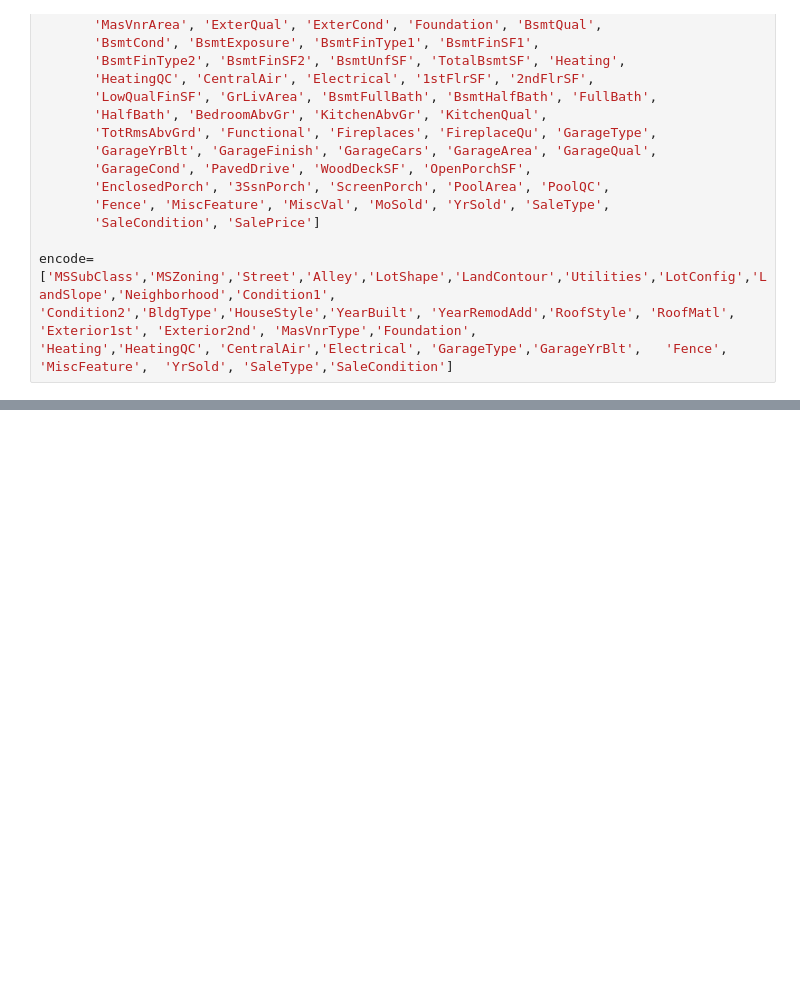
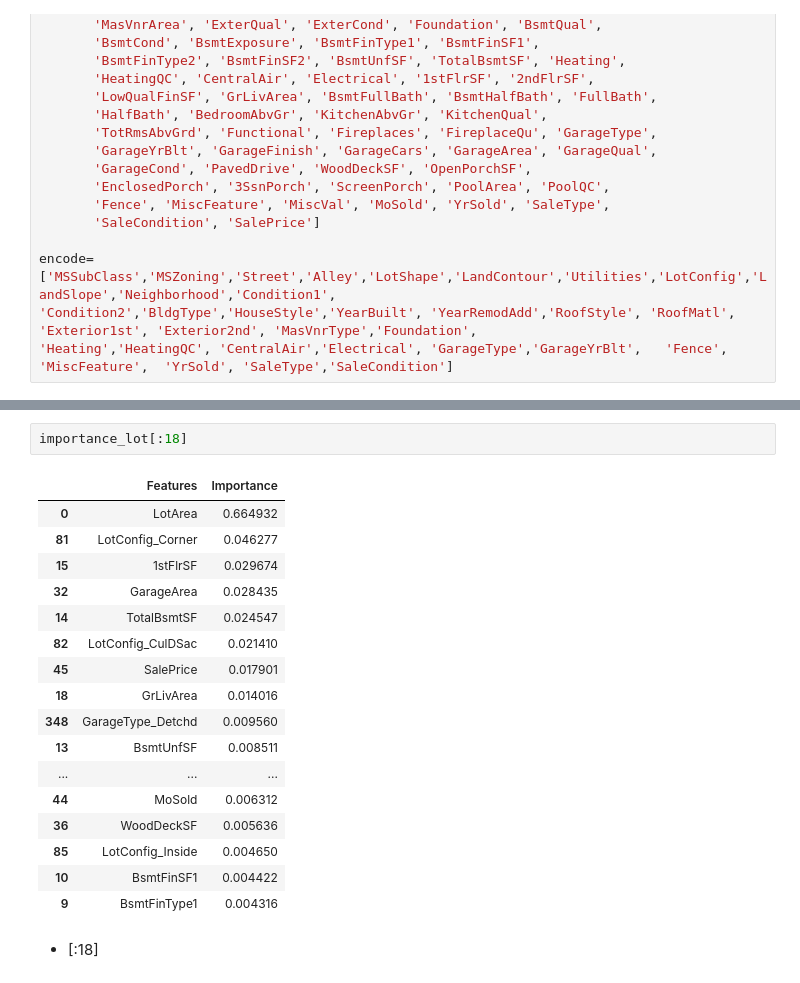
Before and after one commit to SofiaMarchesi/House-Prices_k, a Jupyter notebook: House_Prices_data_analysis.ipynb, the cells around one changed output, grey strips where cells are left out. Drawn from its saved outputs; the diff is of its cells as text; blank space fills up the shorter version.

```diff
--- a/House_Prices_data_analysis.ipynb
+++ b/House_Prices_data_analysis.ipynb
@@ -1322,0 +1343,22 @@ print('Melhor score Ridge: {}'.format(rd_cv.best_score_))
+# %%
+importance_lot[:18]
+# %% [output]
+|  | Features | Importance |
+| 0 | LotArea | 0.664932 |
+| 81 | LotConfig_Corner | 0.046277 |
+| 15 | 1stFlrSF | 0.029674 |
+| 32 | GarageArea | 0.028435 |
+| 14 | TotalBsmtSF | 0.024547 |
+| 82 | LotConfig_CulDSac | 0.021410 |
+| 45 | SalePrice | 0.017901 |
+| 18 | GrLivArea | 0.014016 |
+| 348 | GarageType_Detchd | 0.009560 |
+| 13 | BsmtUnfSF | 0.008511 |
+| ... | ... | ... |
+| 44 | MoSold | 0.006312 |
+| 36 | WoodDeckSF | 0.005636 |
+| 85 | LotConfig_Inside | 0.004650 |
+| 10 | BsmtFinSF1 | 0.004422 |
+| 9 | BsmtFinType1 | 0.004316 |
+# %% [markdown]
+- [:18]
```
Also changed, not shown: parts of 55 cells of this notebook.
